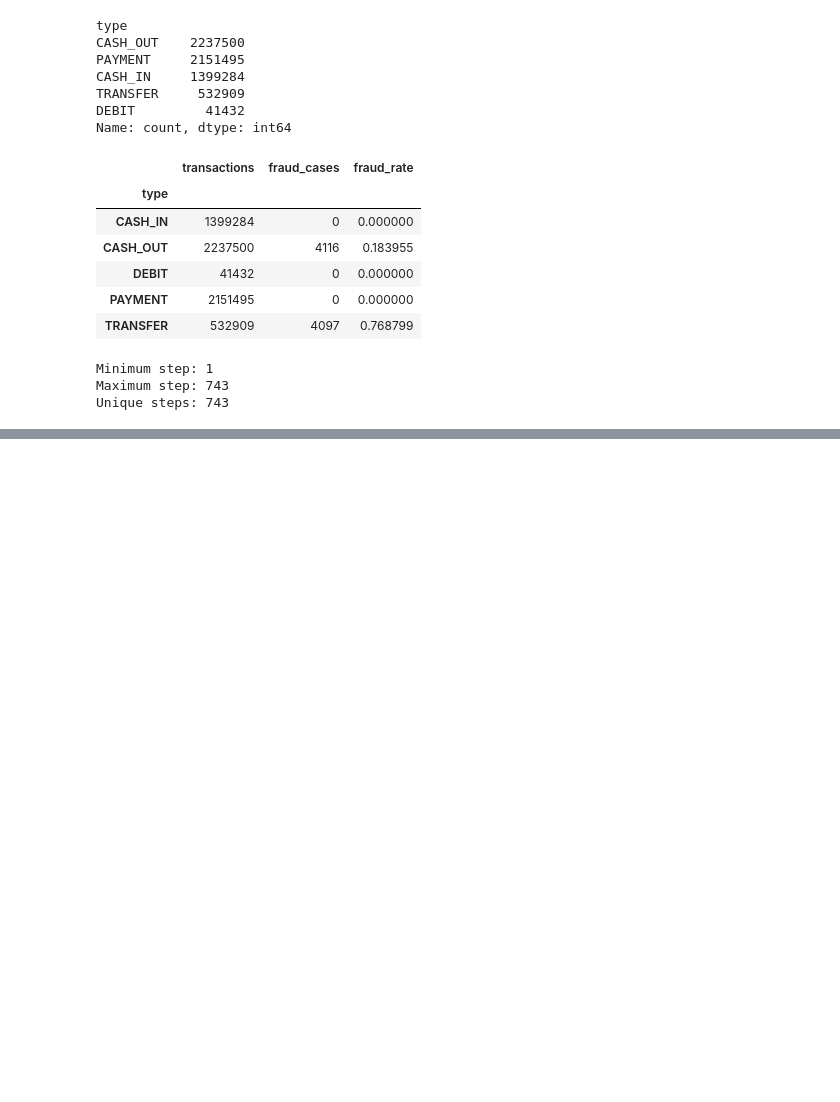
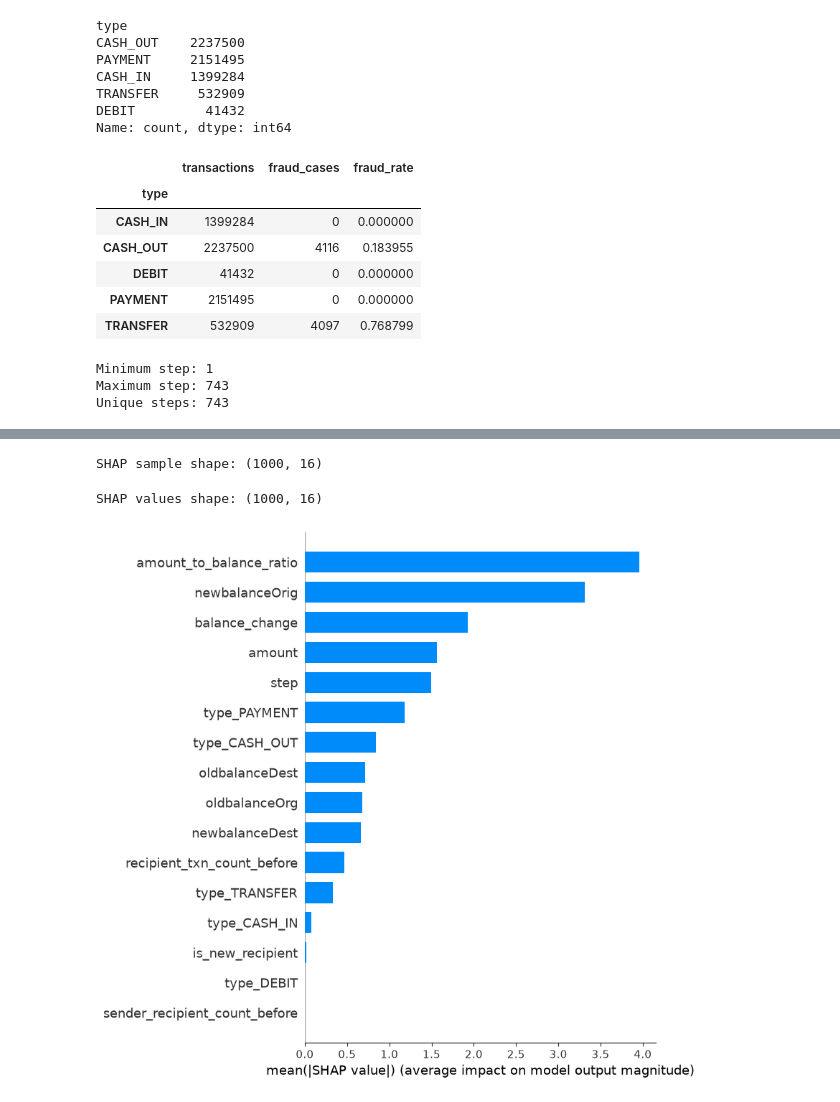
Before and after one commit to niharikaram2510/financial-fraud-detection, a Jupyter notebook: notebooks/01_data_exploration.ipynb, the cells around one changed output, grey strips where cells are left out. Saved outputs shown, nothing was run; the diff lists cells and outputs as text; code cells hidden in the pictures; blank space fills up the shorter version.

Commit message:
Finalize fraud detection project

```diff
--- a/notebooks/01_data_exploration.ipynb
+++ b/notebooks/01_data_exploration.ipynb
@@ -214,0 +710,10 @@ df.head()
+# %%
+# Separate legitimate and fraudulent training transactions
+X_train_fraud = X_train[y_train == 1]
+y_train_fraud = y_train[y_train == 1]
+
+X_train_legit = X_train[y_train == 0]
+y_train_legit = y_train[y_train == 0]
+
+print("Fraud training rows:", len(X_train_fraud))
+print("Legitimate training rows:", len(X_train_legit))
@@ -214,0 +759,7 @@ df.head()
+# %%
+scale_pos_weight = (
+    (y_xgb_train == 0).sum() /
+    (y_xgb_train == 1).sum()
+)
+
+print("Scale pos weight:", scale_pos_weight)
@@ -214,0 +957,28 @@ df.head()
+# %%
+import shap
+
+# Use a small sample for SHAP explanations
+X_shap = X_test.sample(
+    n=1000,
+    random_state=42
+)
+
+print("SHAP sample shape:", X_shap.shape)
+# %% [output]
+SHAP sample shape: (1000, 16)
+# %%
+explainer = shap.TreeExplainer(xgb_model)
+
+shap_values = explainer.shap_values(X_shap)
+
+print("SHAP values shape:", shap_values.shape)
+# %% [output]
+SHAP values shape: (1000, 16)
+# %%
+shap.summary_plot(
+    shap_values,
+    X_shap,
+    plot_type="bar"
+)
+# %% [output]
+[figure, added]
```
Also changed, not shown: parts of 61 cells of this notebook, 2 other files.
